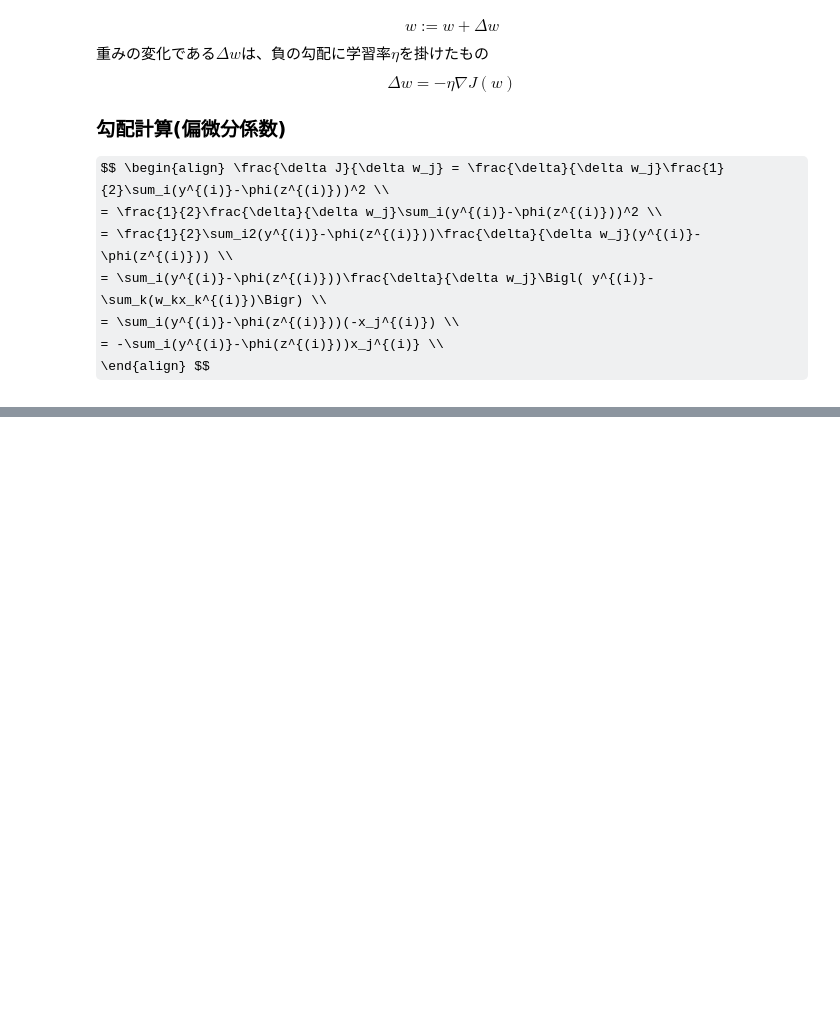
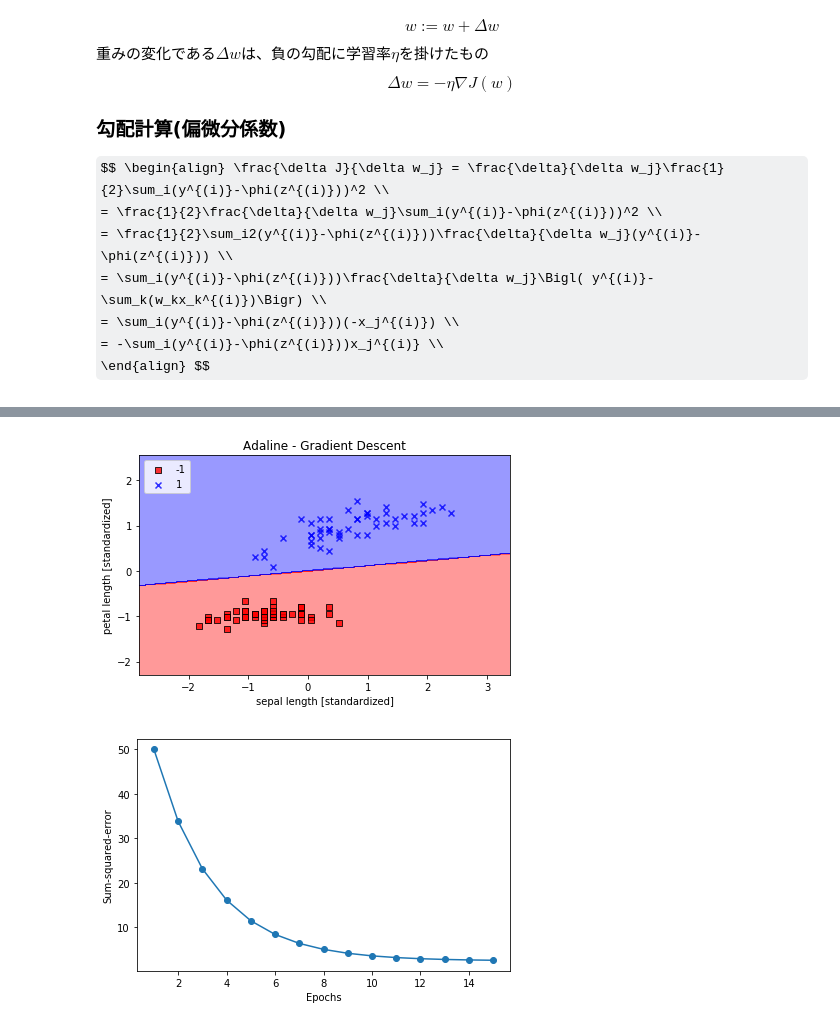
Before and after one commit to hide-tono/python-training, a Jupyter notebook: python-machine-learning/ch02/ADALINE.ipynb, the cells around one changed output, grey strips where cells are left out. Cells and saved outputs as stored; diff of their text form; code cells hidden in the pictures; some formulas as TeX source; blank space fills up the shorter version.

```diff
--- a/python-machine-learning/ch02/ADALINE.ipynb
+++ b/python-machine-learning/ch02/ADALINE.ipynb
@@ -30,0 +163,28 @@ $$ \begin{align} \frac{\delta J}{\delta w_j} = \frac{\delta}{\delta w_j}\frac{1}
+# %%
+# standardize features
+X_std = np.copy(X)
+X_std[:, 0] = (X[:, 0] - X[:, 0].mean()) / X[:, 0].std()
+X_std[:, 1] = (X[:, 1] - X[:, 1].mean()) / X[:, 1].std()
+
+ada = AdalineGD(n_iter=15, eta=0.01)
+ada.fit(X_std, y)
+
+plot_decision_regions(X_std, y, classifier=ada)
+plt.title('Adaline - Gradient Descent')
+plt.xlabel('sepal length [standardized]')
+plt.ylabel('petal length [standardized]')
+plt.legend(loc='upper left')
+plt.tight_layout()
+# plt.savefig('./adaline_2.png', dpi=300)
+plt.show()
+
+plt.plot(range(1, len(ada.cost_) + 1), ada.cost_, marker='o')
+plt.xlabel('Epochs')
+plt.ylabel('Sum-squared-error')
+
+plt.tight_layout()
+# plt.savefig('./adaline_3.png', dpi=300)
+plt.show()
+# %% [output]
+[figure, added]
+[figure, added]
```
Also changed, not shown: parts of 3 cells of this notebook.
